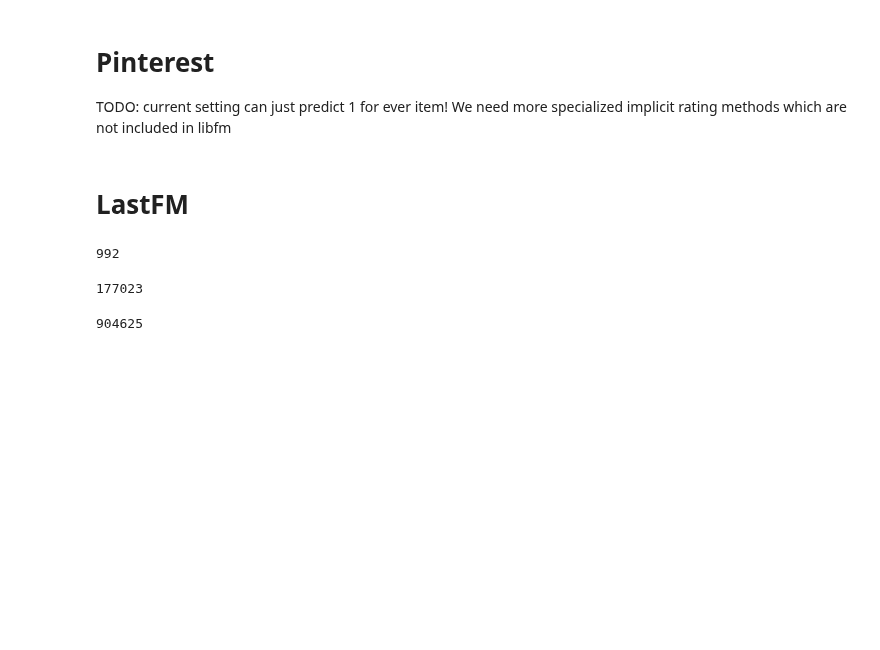
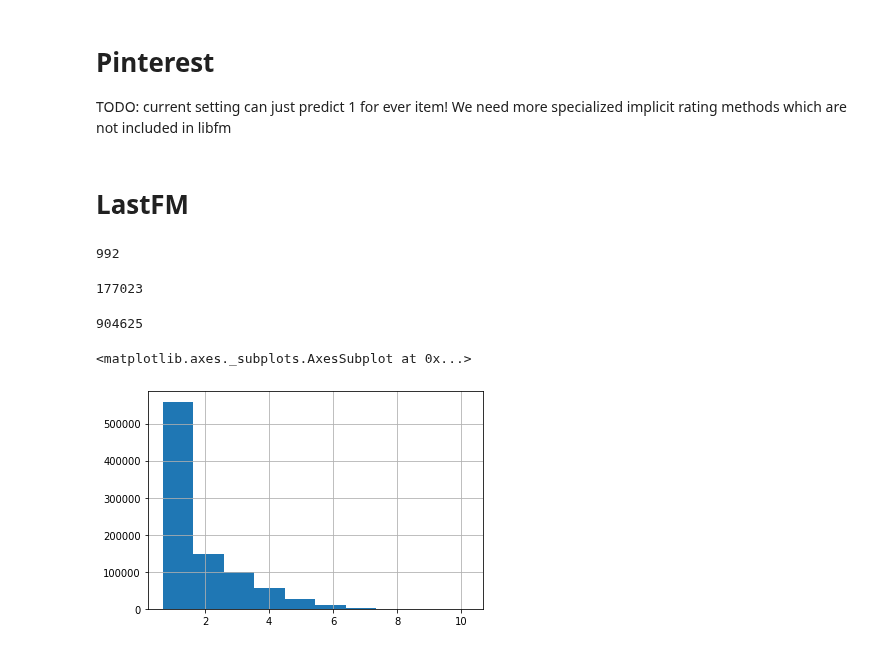
Before and after one commit to berkeley-reclab/RecLab, a Jupyter notebook: experiments/Loading-Datasets-Tuning-Models.ipynb, the cells around one changed output. Drawn from its saved outputs; the diff is of its cells as text; code cells hidden in the pictures; blank space fills up the shorter version.

Commit message:
investigating low ratings in libfm dataset

```diff
--- a/experiments/Loading-Datasets-Tuning-Models.ipynb
+++ b/experiments/Loading-Datasets-Tuning-Models.ipynb
@@ -140,3 +140,18 @@ len(items)
 len(ratings)
 # %% [output]
 904625
+# %%
+import os
+import pandas as pd
+data_name = 'lastfm-dataset-1K/lfm1k-play-counts.csv'
+csv_params = dict(header=0, usecols=[0, 1, 2],
+                  names=['user_id', 'item_id', 'rating'])
+datafile = os.path.join('../data/', data_name)
+data = pd.read_csv(datafile, **csv_params)
+# %%
+data['rating'] = np.log(1+data['rating'])
+# %%
+data['rating'].hist()
+# %% [output]
+<matplotlib.axes._subplots.AxesSubplot at 0x...>
+[figure, added]
```
Also changed, not shown: parts of 1 cell of this notebook, 1 other file.
